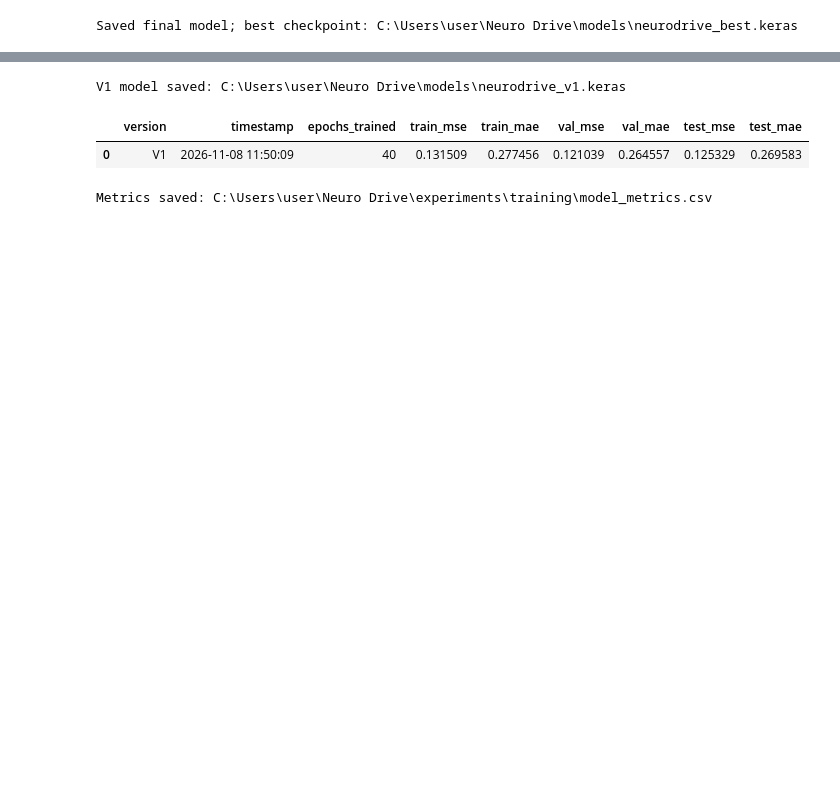
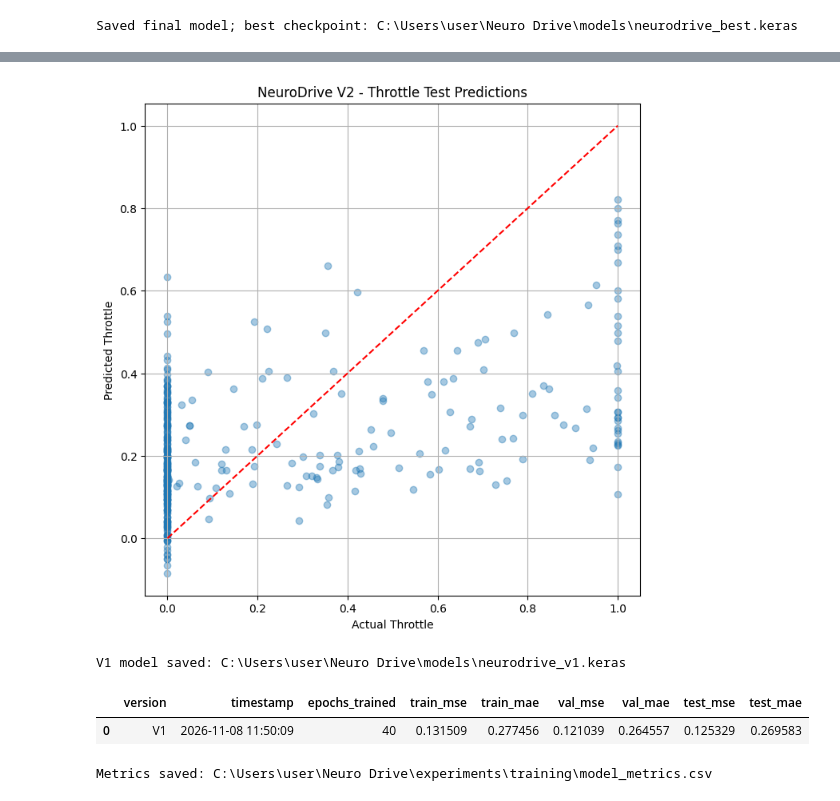
Before and after one commit to abdulraheem05/Neuro-Drive, a Jupyter notebook: notebooks/model_training.ipynb, the cells around one changed output, grey strips where cells are left out. Cells and saved outputs as stored; diff of their text form; code cells hidden in the pictures; blank space fills up the shorter version.

```diff
--- a/notebooks/model_training.ipynb
+++ b/notebooks/model_training.ipynb
@@ -255,3 +410,24 @@ plt.show()
+# %%
+y_pred_throttle = predictions["throttle"].flatten()
+
+plt.figure(figsize=(8, 8))
+
+plt.scatter(
+    y_test_throttle,
+    y_pred_throttle,
+    alpha=0.4
+)
+
+plt.plot([0, 1], [0, 1], "r--")
+
+plt.xlabel("Actual Throttle")
+plt.ylabel("Predicted Throttle")
+plt.title("NeuroDrive V2 - Throttle Test Predictions")
+
+plt.grid(True)
+plt.show()
+# %% [output]
+[figure, added]
 # %%
 import shutil
 from datetime import datetime
```
Also changed, not shown: parts of 12 cells of this notebook, 4 other files.
